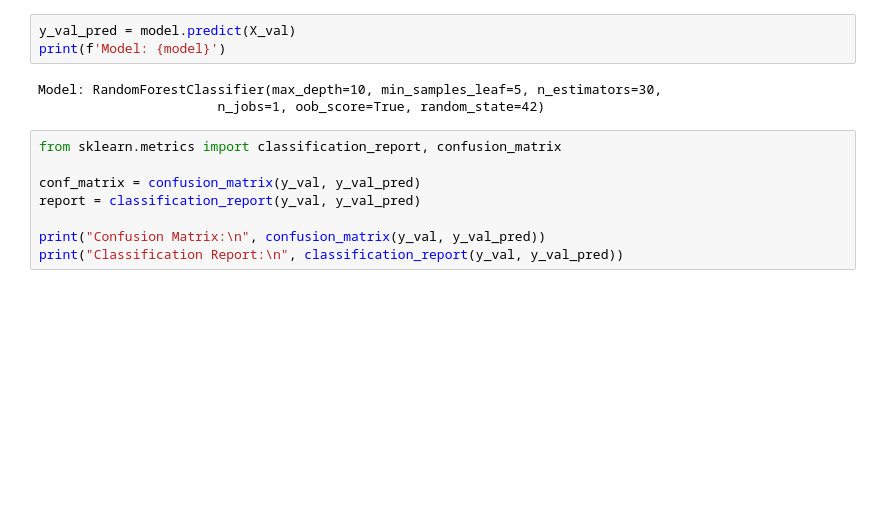
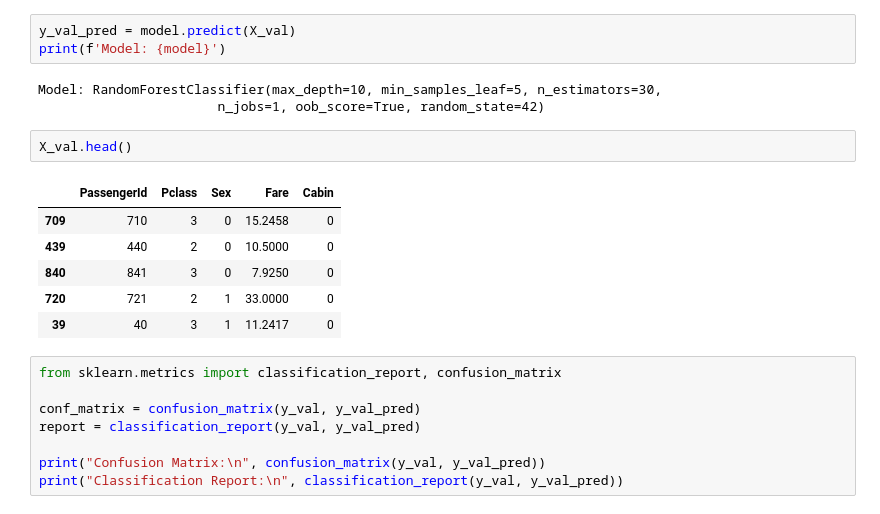
Before and after one commit to BakiRhina/Titanic, a Jupyter notebook: src/RF.ipynb, the cells around one changed output. Saved outputs shown, nothing was run; the diff lists cells and outputs as text; blank space fills up the shorter version.

```diff
--- a/src/RF.ipynb
+++ b/src/RF.ipynb
@@ -92,6 +92,15 @@ print(f'Model: {model}')
 # %% [output]
 Model: RandomForestClassifier(max_depth=10, min_samples_leaf=5, n_estimators=30,
                        n_jobs=1, oob_score=True, random_state=42)
+# %%
+X_val.head()
+# %% [output]
+|  | PassengerId | Pclass | Sex | Fare | Cabin |
+| 709 | 710 | 3 | 0 | 15.2458 | 0 |
+| 439 | 440 | 2 | 0 | 10.5000 | 0 |
+| 840 | 841 | 3 | 0 | 7.9250 | 0 |
+| 720 | 721 | 2 | 1 | 33.0000 | 0 |
+| 39 | 40 | 3 | 1 | 11.2417 | 0 |
 # %%
 from sklearn.metrics import classification_report, confusion_matrix
 
```
Also changed, not shown: parts of 2 cells of this notebook.
